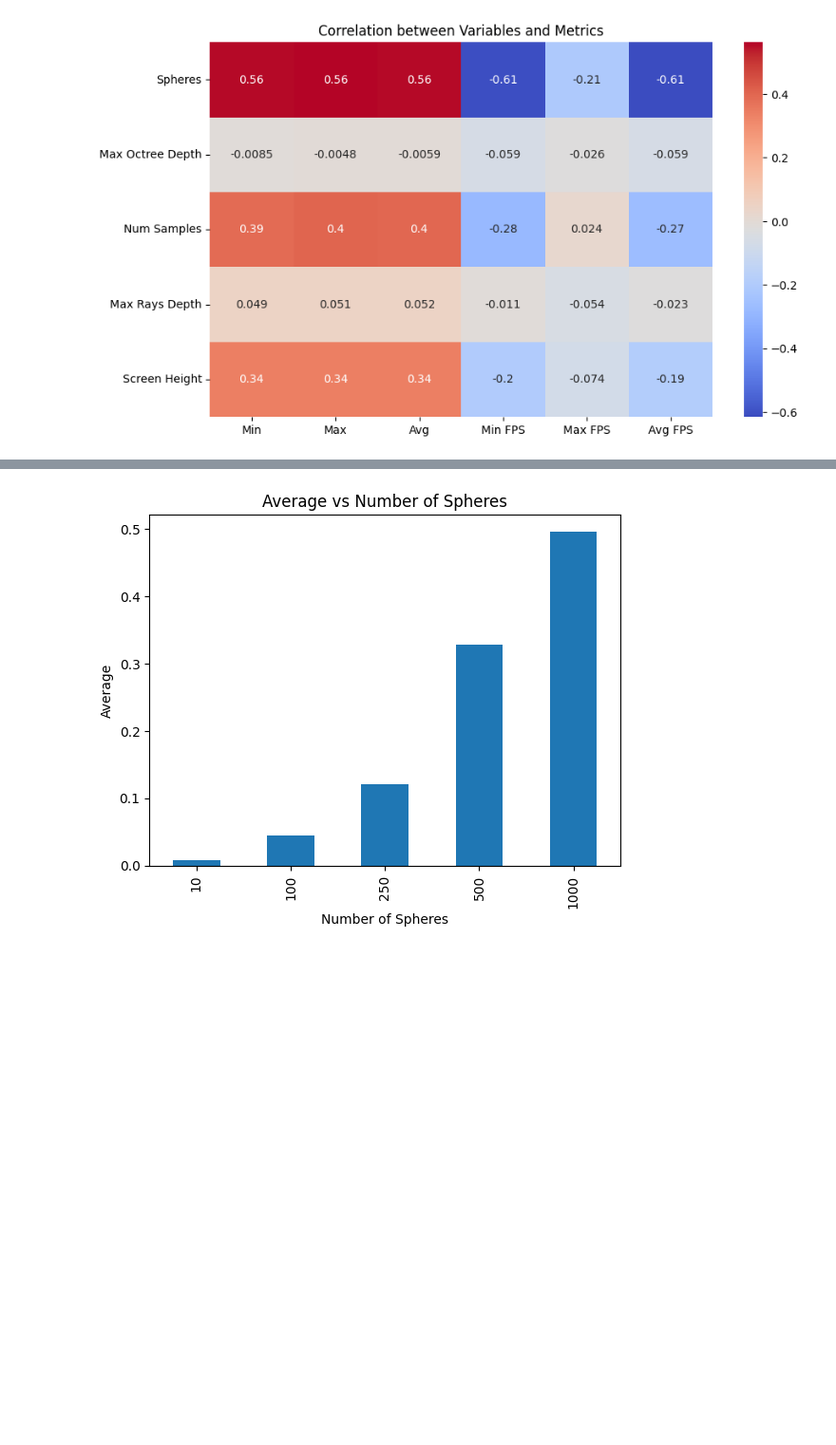
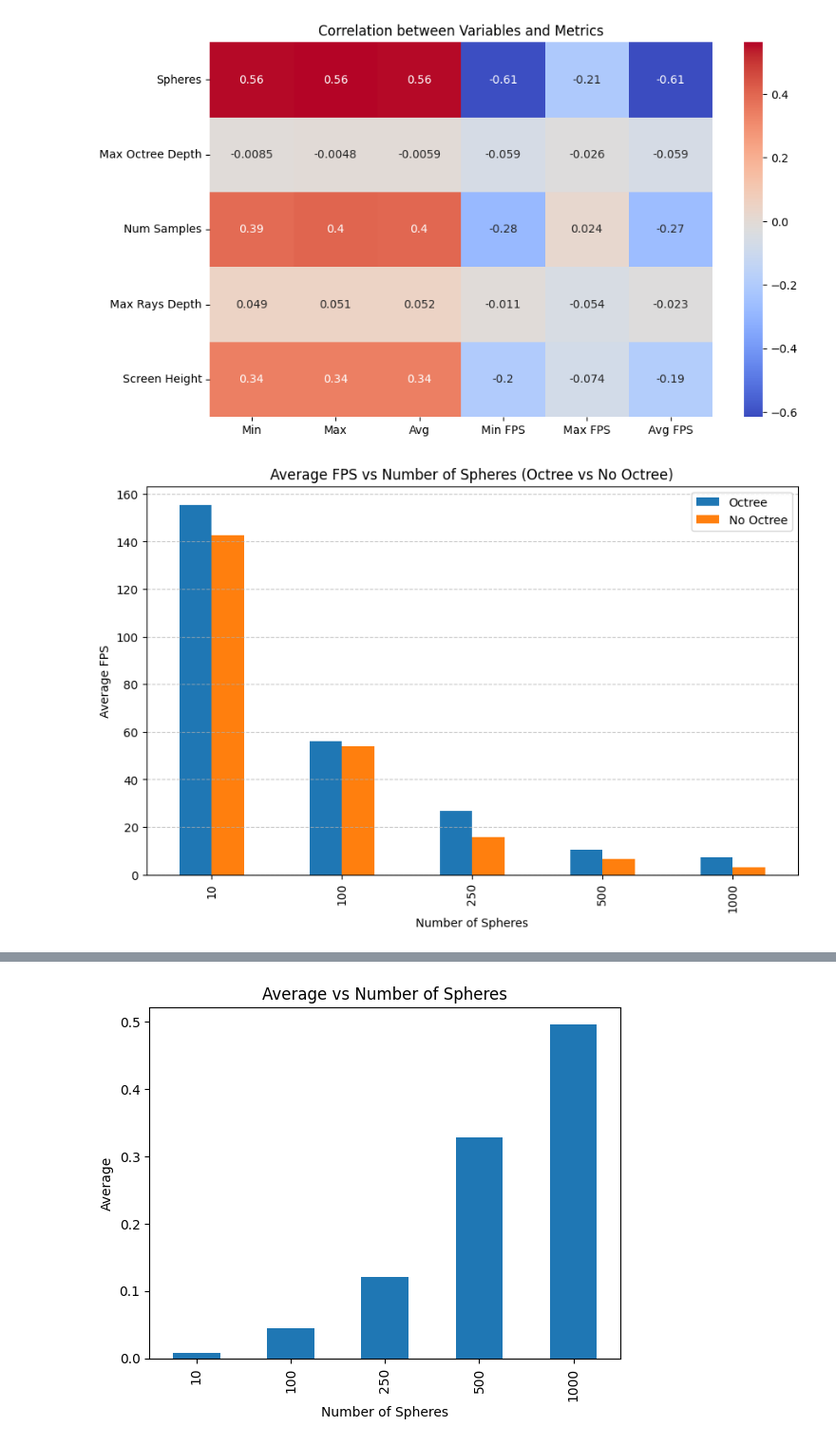
Before and after one commit to Tiago27Cruz/OctreeRayTracer, a Jupyter notebook: analysis/analysis.ipynb, the cells around one changed output, grey strips where cells are left out. Shown: that part at 95% size. Drawn from its saved outputs; the diff is of its cells as text; code cells hidden in the pictures; blank space fills up the shorter version.

```diff
--- a/analysis/analysis.ipynb
+++ b/analysis/analysis.ipynb
@@ -71,3 +71,19 @@ Num Samples       0.390320  0.402317  0.397076 -0.283693  0.023750 -0.265475
 Max Rays Depth    0.048722  0.051398  0.051749 -0.011199 -0.053836 -0.022932
 Screen Height     0.337600  0.338980  0.339710 -0.199061 -0.074267 -0.187544
 [figure]
+# %%
+# Create a new DataFrame with the avg FPS for octree and no-octree
+comparison_df = pd.DataFrame({
+    'Octree': df_octree.groupby('Spheres')['Avg FPS'].mean(),
+    'No Octree': df_no_octree.groupby('Spheres')['Avg FPS'].mean()
+})
+
+# Plot the grouped bar chart
+comparison_df.plot(kind='bar', figsize=(10, 6))
+plt.xlabel('Number of Spheres')
+plt.ylabel('Average FPS')
+plt.title('Average FPS vs Number of Spheres (Octree vs No Octree)')
+plt.grid(axis='y', linestyle='--', alpha=0.7)
+plt.show()
+# %% [output]
+[figure, added]
```
Also changed, not shown: parts of 10 cells of this notebook, 2 other files.
